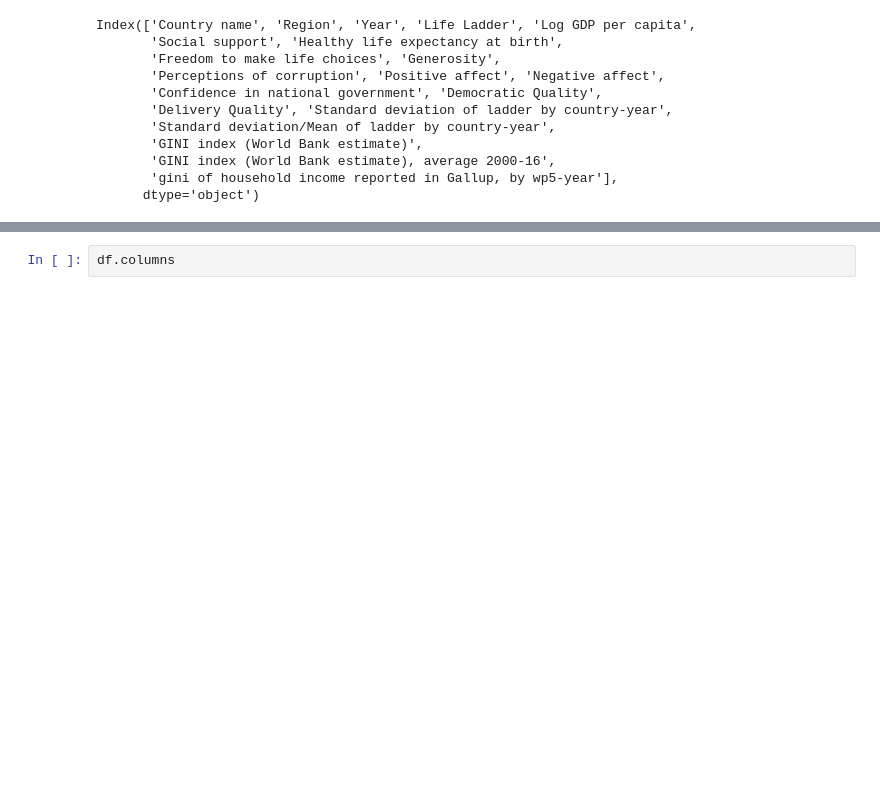
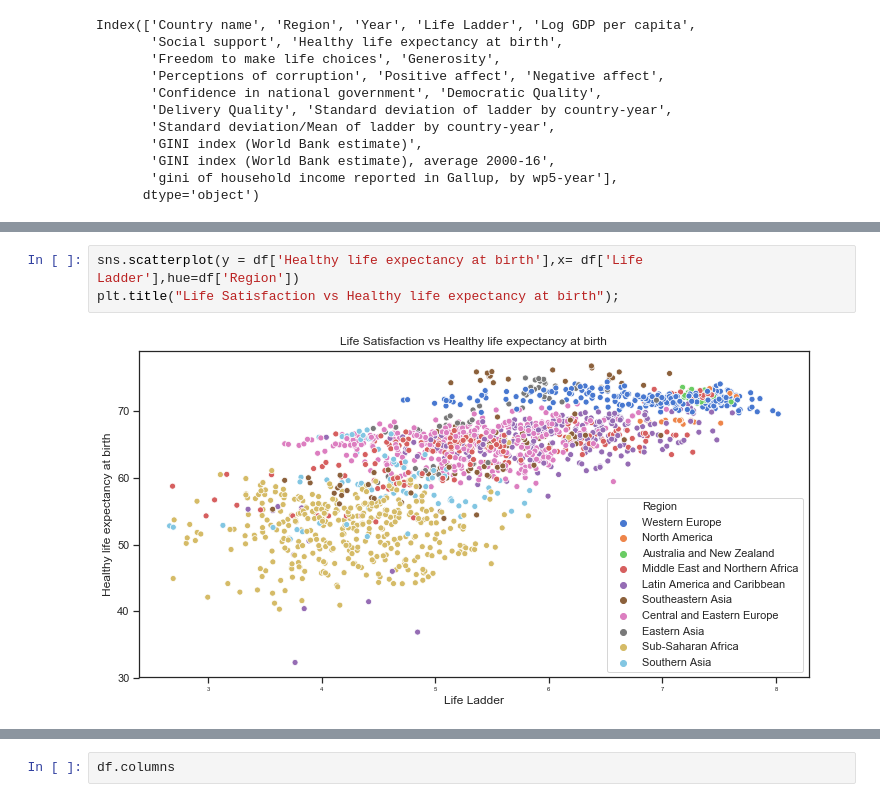
Before and after one commit to angela1C/Programming-for-Data-Analysis-Simulation-Project-2019, a Jupyter notebook: HappySimulate.ipynb, the cells around one changed output, grey strips where cells are left out. Drawn from its saved outputs; the diff is of its cells as text; blank space fills up the shorter version.

```diff
--- a/HappySimulate.ipynb
+++ b/HappySimulate.ipynb
@@ -522,0 +602,5 @@ The mean can be influenced by very large or small numbers while the mode and med
+# %%
+sns.scatterplot(y = df['Healthy life expectancy at birth'],x= df['Life Ladder'],hue=df['Region'])
+plt.title("Life Satisfaction vs Healthy life expectancy at birth");
+# %% [output]
+[figure, added]
```
Also changed, not shown: parts of 45 cells of this notebook, 4 other files.
